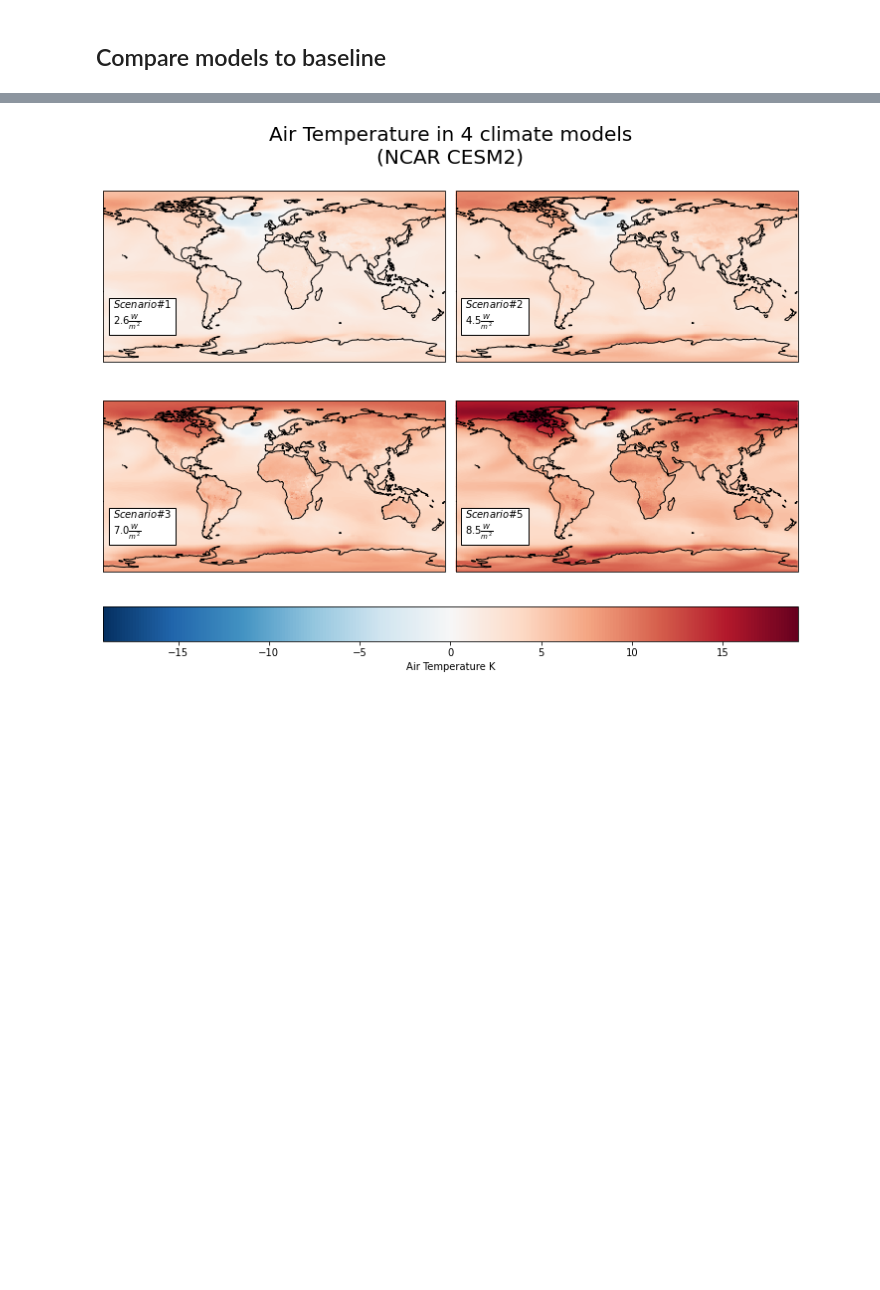
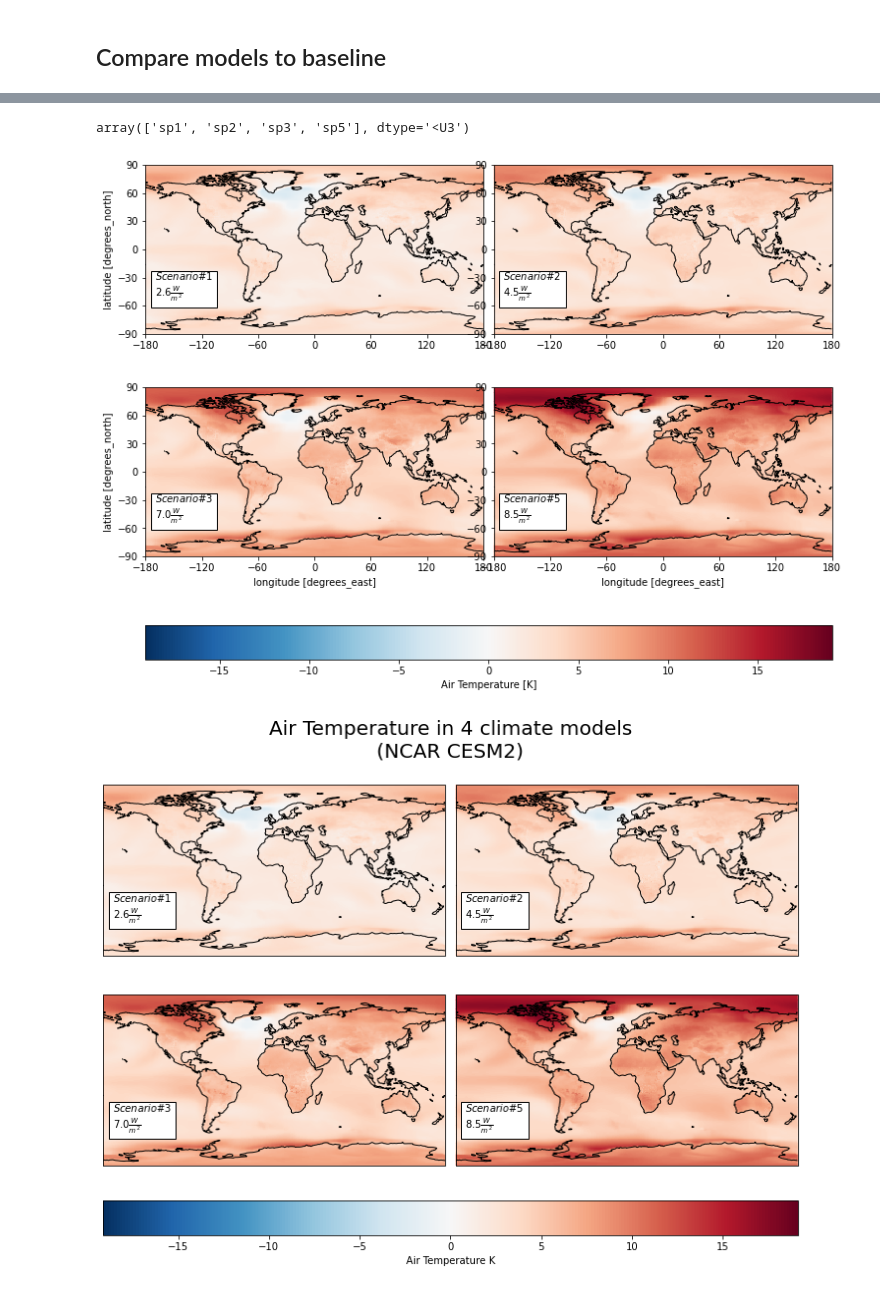
Before and after one commit to UCB-stat-159-s22/hw07-group20, a Jupyter notebook: notebooks/CESM_EDA.ipynb, the cells around one changed output, grey strips where cells are left out. Drawn from its saved outputs; the diff is of its cells as text; code cells hidden in the pictures; blank space fills up the shorter version.

```diff
--- a/notebooks/CESM_EDA.ipynb
+++ b/notebooks/CESM_EDA.ipynb
@@ -50,7 +50,7 @@ crs = ccrs.PlateCarree()  # set projection
 vardict = {
     'huss': {'name': 'Specific Humidity', 'units': ''},
     'hurs': {'name': 'Relative Humidity', 'units': '[%]'},
-    'pr': {'name': 'Precipitation', 'units': '$[\frac{kg}{m^{2}s}]$'},
+    'pr': {'name': 'Precipitation', 'units': '$\[ \frac{kg}{m^{2}s} \]$'},
     'tas': {'name': 'Air Temperature', 'units': '[K]'},
     'tasmin': {'name': 'Daily Min. Air Temperature', 'units': '[K]'},
     'tasmax': {'name': 'Daily Max. Air Temperature', 'units': '[K]'},
@@ -355,0 +391,12 @@ dplot['tas'].plot(col='model', col_wrap=2)
+# %%
+dfa.model.values
+# %% [output]
+array(['sp1', 'sp2', 'sp3', 'sp5'], dtype='<U3')
+# %%
+cv.plot_facetmap(
+    dfa, 'tas',
+    crs, vardict, modeldict,
+    savefig=False
+)
+# %% [output]
+[figure, added]
```
Also changed, not shown: parts of 11 cells of this notebook.
